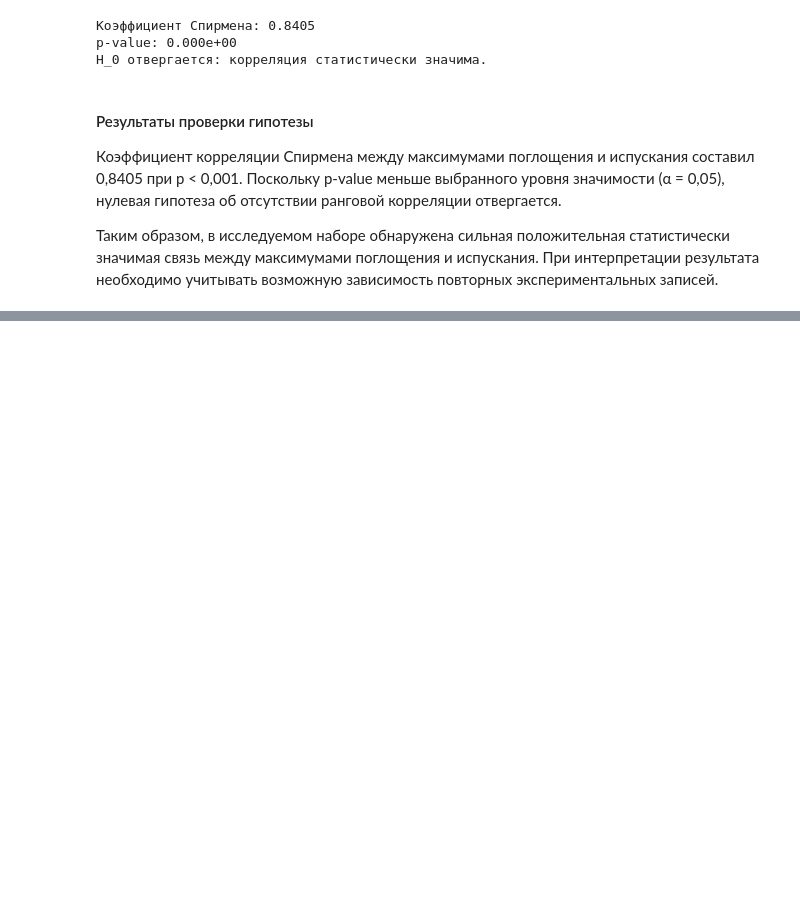
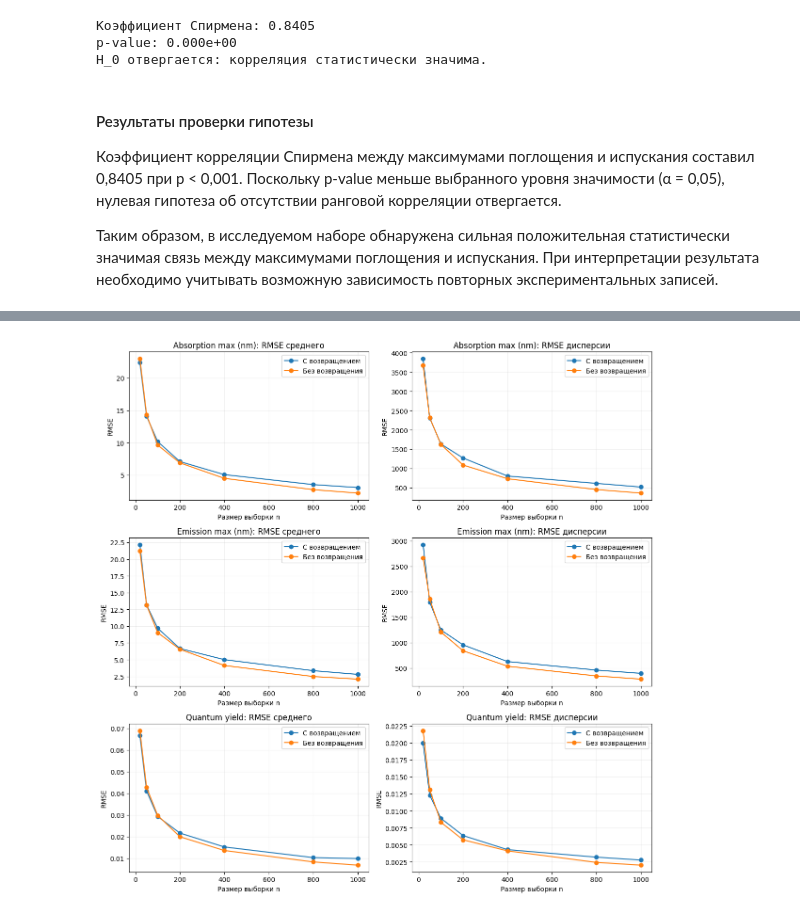
Before and after one commit to mdtokarev/App-Stat-Lab01, a Jupyter notebook: AppStatLab01.ipynb, the cells around one changed output, grey strips where cells are left out. Saved outputs shown, nothing was run; the diff lists cells and outputs as text; code cells hidden in the pictures; blank space fills up the shorter version.

Commit message:
Проведено сравнение случайных выборок с возвращением и без возвращения. Исследовано уменьшение ошибок оценок среднего и дисперсии при увеличении объёма выборки.

```diff
--- a/AppStatLab01.ipynb
+++ b/AppStatLab01.ipynb
@@ -1192,0 +1373,32 @@ H_0 отвергается: корреляция статистически зн
+# %%
+# Визуализация сходимости
+fig, axes = plt.subplots(3, 2, figsize=(12, 12))
+
+metrics = ["RMSE среднего", "RMSE дисперсии"]
+
+for i, name in enumerate(names):
+    subset = rmse_results[rmse_results["Величина"] == name]
+
+    for j, metric in enumerate(metrics):
+        ax = axes[i, j]
+
+        for method in ["С возвращением", "Без возвращения"]:
+            part = subset[subset["Метод"] == method]
+
+            ax.plot(
+                part["n"],
+                part[metric],
+                marker="o",
+                label=method
+            )
+
+        ax.set_title(f"{name}: {metric}")
+        ax.set_xlabel("Размер выборки n")
+        ax.set_ylabel("RMSE")
+        ax.grid(alpha=0.2)
+        ax.legend()
+
+plt.tight_layout()
+plt.show()
+# %% [output]
+[figure, added]
```
Also changed, not shown: parts of 8 cells of this notebook.
